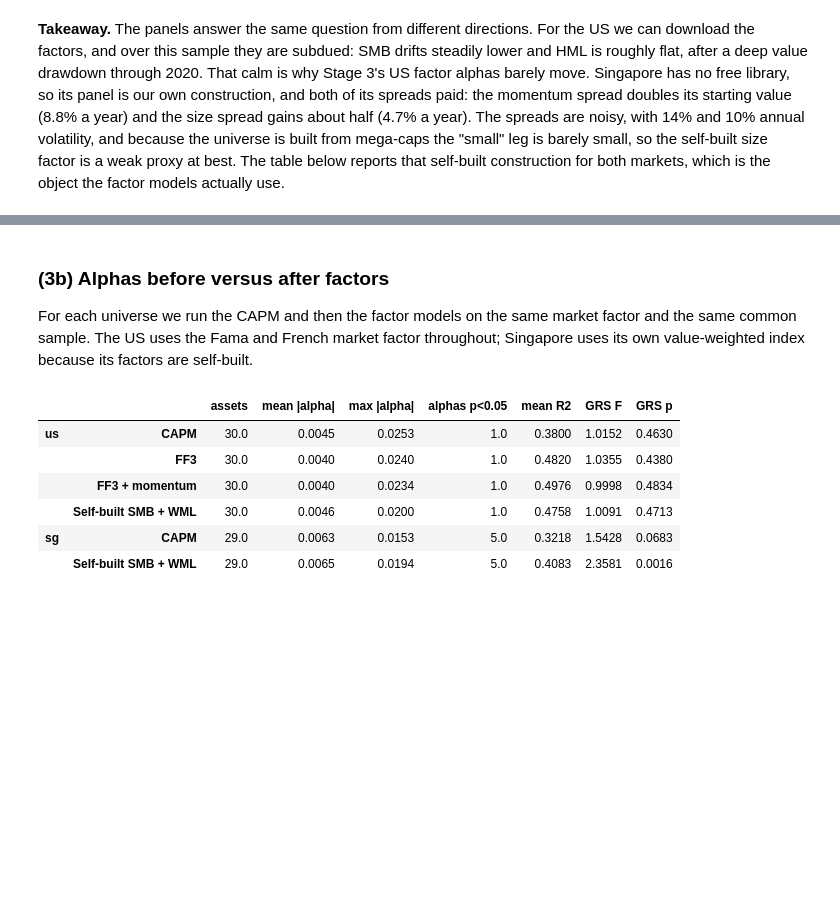
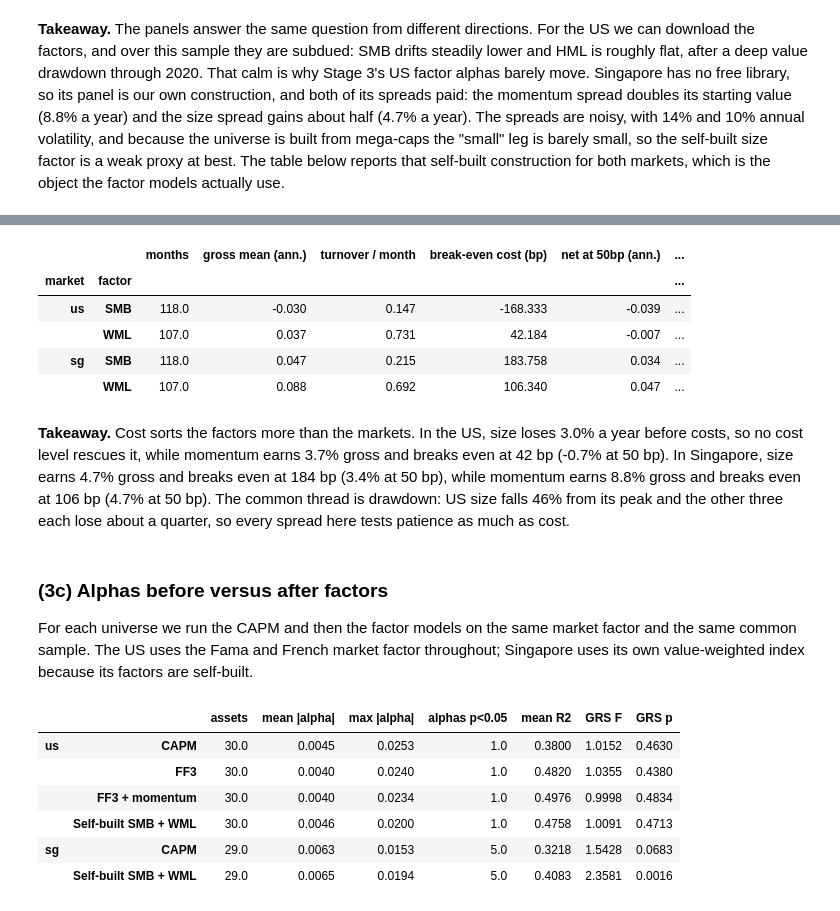
Before and after one commit to Prolead1/goldman, a Jupyter notebook: notebooks/report.ipynb, the cells around one changed output, grey strips where cells are left out. Saved outputs shown, nothing was run; the diff lists cells and outputs as text; code cells hidden in the pictures; blank space fills up the shorter version.

```diff
--- a/notebooks/report.ipynb
+++ b/notebooks/report.ipynb
@@ -624,0 +640,71 @@ actually use.
+# %%
+from IPython.display import Markdown
+
+from goldman.analysis import self_factor_tradability
+
+# Same factor definitions as (3a): SMB from lagged value weights, WML from 12-1.
+VALUE_WEIGHTS = {
+    u: load_value_weights(universe=u, assets=RETURNS[u].columns, dates=RETURNS[u].index)
+    for u in UNIVERSES
+}
+TRADABILITY = {
+    u: self_factor_tradability(RETURNS[u], VALUE_WEIGHTS[u]) for u in UNIVERSES
+}
+for u in UNIVERSES:
+    for factor in ("SMB", "WML"):
+        np.testing.assert_allclose(
+            TRADABILITY[u][factor].factor.to_numpy(),
+            BUILT[u][factor].dropna().to_numpy(),
+            rtol=1e-12,
+            atol=1e-12,
+        )
+
+TRADABILITY_TABLE = pd.DataFrame(
+    {
+        (u, factor): {
+            "months": int(TRADABILITY[u][factor].factor.notna().sum()),
+            "gross mean (ann.)": TRADABILITY[u][factor].factor.mean() * 12,
+            "turnover / month": TRADABILITY[u][factor].turnover.mean(),
+            "break-even cost (bp)": TRADABILITY[u][factor].break_even_bps,
+            "net at 50bp (ann.)": TRADABILITY[u][factor].cost_curve([50]).loc[50],
+            "max drawdown": TRADABILITY[u][factor].drawdown.min(),
+        }
+        for u in UNIVERSES
+        for factor in ("SMB", "WML")
+    }
+).T
+TRADABILITY_TABLE.index.names = ["market", "factor"]
+_ = TRADABILITY_TABLE.to_csv(OUTPUT_DIR / "factor_tradability.csv")
+display(Image(filename=viz.plot_factor_tradability(
+    TRADABILITY, OUTPUT_DIR / "factor_tradability.png"
+)))
+display(TRADABILITY_TABLE.astype(float).round(3))
+
+
+def _trad_clause(name, result):
+    gross = result.factor.mean() * 12
+    if result.break_even_bps <= 0:
+        return f"{name} loses {abs(gross):.1%} a year before costs, so no cost level rescues it"
+    net = result.cost_curve([50]).loc[50]
+    return (
+        f"{name} earns {gross:.1%} gross and breaks even at {result.break_even_bps:.0f} bp "
+        f"({net:.1%} at 50 bp)"
+    )
+
+
+us_t, sg_t = TRADABILITY["us"], TRADABILITY["sg"]
+FACTOR_TRADABILITY_TAKEAWAY = (
+    "**Takeaway.** Cost sorts the factors more than the markets. "
+    f"In the US, {_trad_clause('size', us_t['SMB'])}, while "
+    f"{_trad_clause('momentum', us_t['WML'])}. "
+    f"In Singapore, {_trad_clause('size', sg_t['SMB'])}, while "
+    f"{_trad_clause('momentum', sg_t['WML'])}. "
+    f"The common thread is drawdown: US size falls {abs(us_t['SMB'].drawdown.min()):.0%} from its "
+    "peak and the other three each lose about a quarter, so every spread here tests patience as "
+    "much as cost."
+)
+_ = (OUTPUT_DIR / "factor_tradability_takeaway.md").write_text(
+    FACTOR_TRADABILITY_TAKEAWAY + "\n"
+)
+display(Markdown(FACTOR_TRADABILITY_TAKEAWAY))
+# %% [output]
@@ -625,5 +712,12 @@ actually use.
+|  |  | months | gross mean (ann.) | turnover / month | break-even cost (bp) | net at 50bp (ann.) | ... |
+| market | factor |  |  |  |  |  | ... |
+| us | SMB | 118.0 | -0.030 | 0.147 | -168.333 | -0.039 | ... |
+|  | WML | 107.0 | 0.037 | 0.731 | 42.184 | -0.007 | ... |
+| sg | SMB | 118.0 | 0.047 | 0.215 | 183.758 | 0.034 | ... |
+|  | WML | 107.0 | 0.088 | 0.692 | 106.340 | 0.047 | ... |
+**Takeaway.** Cost sorts the factors more than the markets. In the US, size loses 3.0% a year before costs, so no cost level rescues it, while momentum earns 3.7% gross and breaks even at 42 bp (-0.7% at 50 bp). In Singapore, size earns 4.7% gross and breaks even at 184 bp (3.4% at 50 bp), while momentum earns 8.8% gross and breaks even at 106 bp (4.7% at 50 bp). The common thread is drawdown: US size falls 46% from its peak and the other three each lose about a quarter, so every spread here tests patience as much as cost.
 # %% [markdown]
-### (3b) Alphas before versus after factors
+### (3c) Alphas before versus after factors
 
 For each universe we run the CAPM and then the factor models on the same market
 factor and the same common sample. The US uses the Fama and French market factor
```
Also changed, not shown: parts of 5 cells of this notebook, 6 other files.
